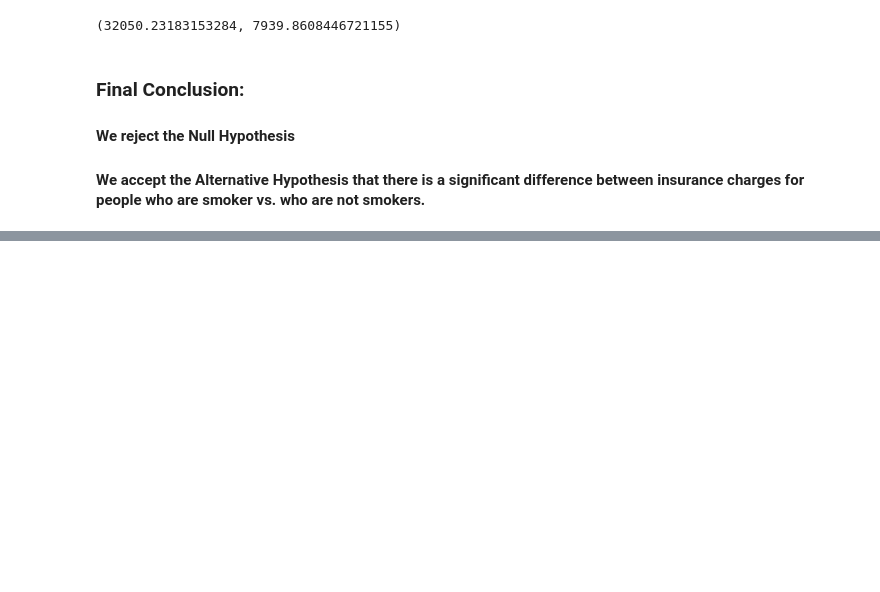
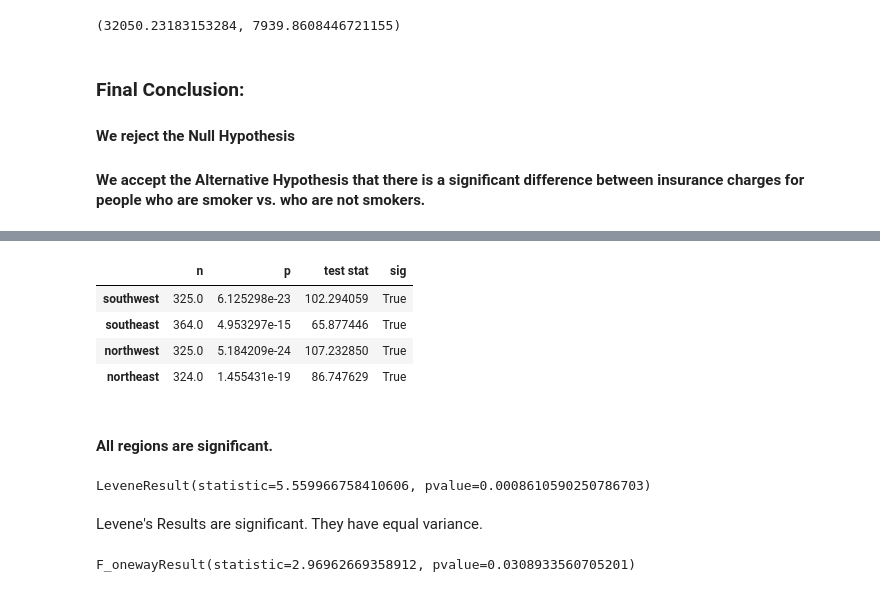
Before and after one commit to SinghNavnoor/CORE_insurance_testing_week_15, a Jupyter notebook: Core_insurance_hypothesis_testing.ipynb, the cells around one changed output, grey strips where cells are left out. Cells and saved outputs as stored; diff of their text form; code cells hidden in the pictures; blank space fills up the shorter version.

```diff
--- a/Core_insurance_hypothesis_testing.ipynb
+++ b/Core_insurance_hypothesis_testing.ipynb
@@ -312,0 +333,4 @@ Q2. Are men more likely to smoke than women?
+# %%
+table = pd.crosstab(df2['sex'], df2['smoker'])
+
+table
@@ -312,0 +342,5 @@ Q2. Are men more likely to smoke than women?
+# %%
+#running the test and saving the output.
+results = stats.chi2_contingency(table)
+
+chi2, p, deg_free, expected_val = results
@@ -314,0 +401,15 @@ Q3. Do different regions have different charges, on average?
+# %%
+#running normal test on each group and confirming there are more than 20 in each group.
+norm_results = {}
+
+for i, data in my_groups.items():
+    stat, p = stats.normaltest(data)
+    #saving p val, test statistc, and th size of the group
+    norm_results[i] = {'n': len(data),
+                      'p':p,
+                      'test stat': stat,}
+
+#convert to a dataframe
+norm_results_df = pd.DataFrame(norm_results).T
+
+norm_results_df
@@ -314,0 +422,28 @@ Q3. Do different regions have different charges, on average?
+# %%
+#adding another column to get a clear visual on whether results are significant or not.
+norm_results_df['sig'] = norm_results_df['p'] < 0.05
+
+norm_results_df.head()
+# %% [output]
+|  | n | p | test stat | sig |
+| southwest | 325.0 | 6.125298e-23 | 102.294059 | True |
+| southeast | 364.0 | 4.953297e-15 | 65.877446 | True |
+| northwest | 325.0 | 5.184209e-24 | 107.232850 | True |
+| northeast | 324.0 | 1.455431e-19 | 86.747629 | True |
+# %% [markdown]
+#### All regions are significant.
+# %%
+# testing assumptions for equal variance.
+
+stats.levene(*my_groups.values())
+# %% [output]
+LeveneResult(statistic=5.559966758410606, pvalue=0.0008610590250786703)
+# %% [markdown]
+Levene's Results are significant. They have equal variance.
+# %%
+#One way ANOVA test
+results = stats.f_oneway(*my_groups.values())
+
+results
+# %% [output]
+F_onewayResult(statistic=2.96962669358912, pvalue=0.0308933560705201)
```
Also changed, not shown: parts of 20 cells of this notebook.
